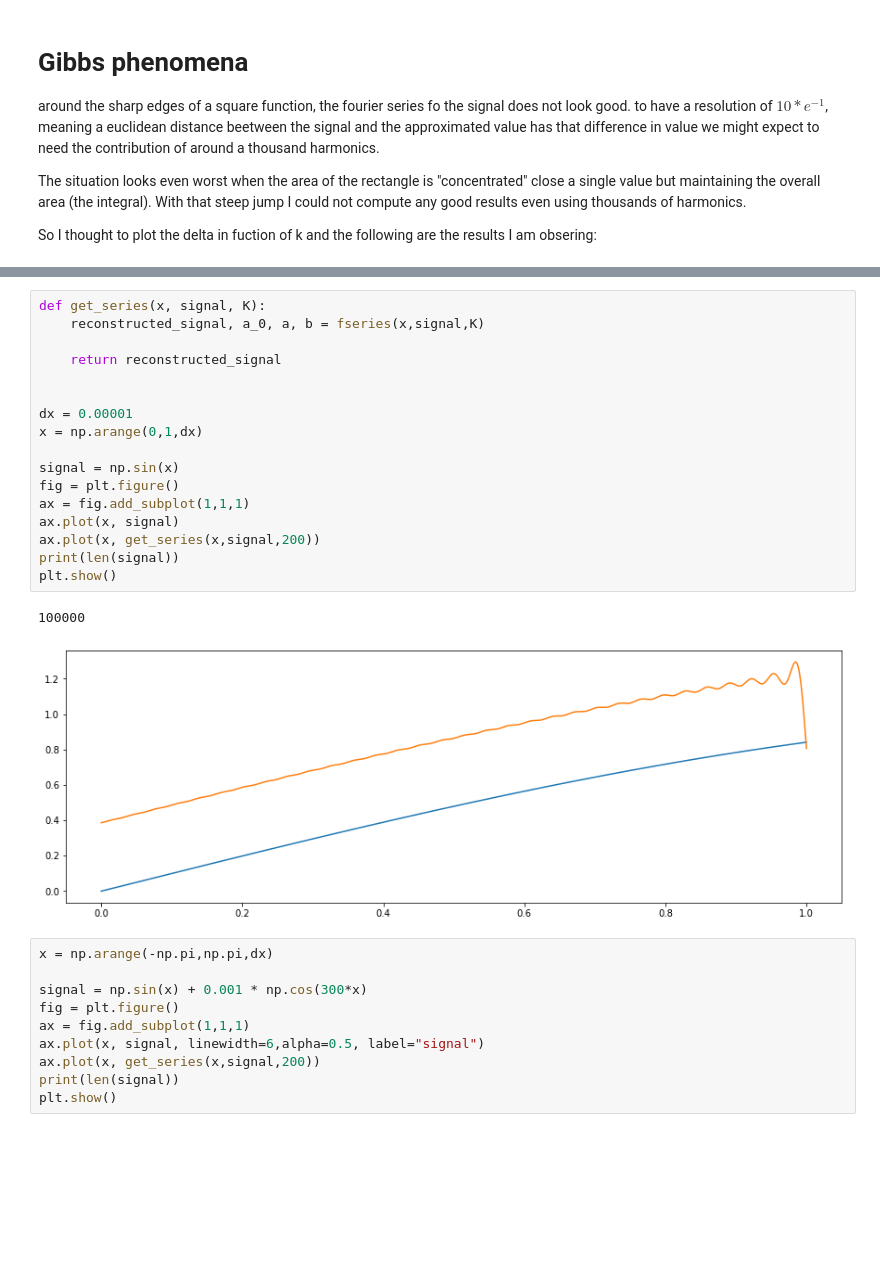
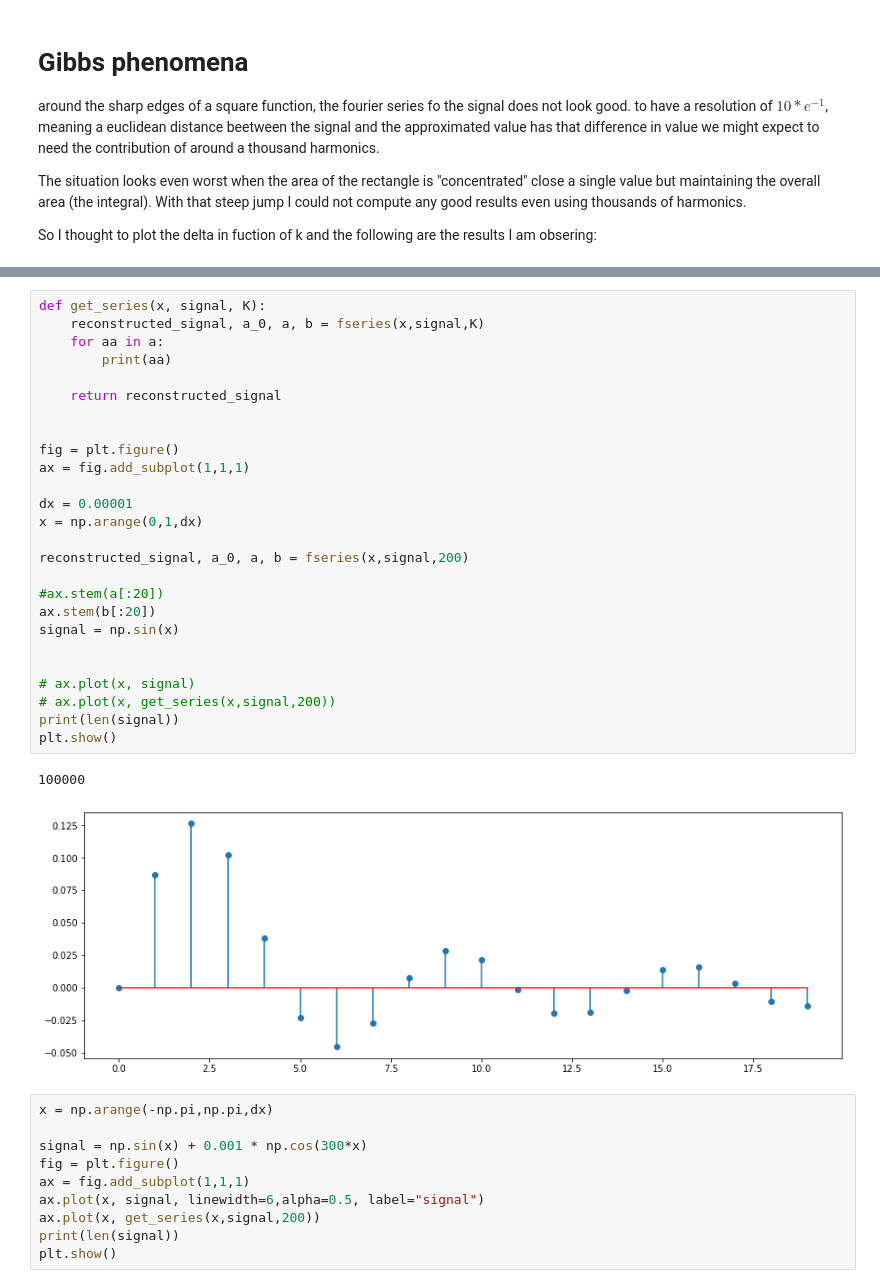
Before and after one commit to invzz/MasterOfComputerScience, a Jupyter notebook: 2021-2022/DSIP/pynb/Labo 1 - Fourier series - STUDENTS.ipynb, the cells around one changed output, grey strips where cells are left out. Cells and saved outputs as stored; diff of their text form; blank space fills up the shorter version.

```diff
--- a/2021-2022/DSIP/pynb/Labo 1 - Fourier series - STUDENTS.ipynb
+++ b/2021-2022/DSIP/pynb/Labo 1 - Fourier series - STUDENTS.ipynb
@@ -456,23 +457,32 @@ plt.show()
 # %%
 def get_series(x, signal, K):
     reconstructed_signal, a_0, a, b = fseries(x,signal,K)
+    for aa in a:
+        print(aa)
 
     return reconstructed_signal
 
 
+fig = plt.figure()
+ax = fig.add_subplot(1,1,1)
+
 dx = 0.00001
 x = np.arange(0,1,dx)
 
+reconstructed_signal, a_0, a, b = fseries(x,signal,200)
+
+#ax.stem(a[:20])
+ax.stem(b[:20])
 signal = np.sin(x)
-fig = plt.figure()
-ax = fig.add_subplot(1,1,1)
-ax.plot(x, signal)
-ax.plot(x, get_series(x,signal,200))
+
+
+# ax.plot(x, signal)
+# ax.plot(x, get_series(x,signal,200))
 print(len(signal))
 plt.show()
 # %% [output]
 100000
-[figure, old version]
+[figure, new version]
 # %%
 x = np.arange(-np.pi,np.pi,dx)
 
```
Also changed, not shown: parts of 4 cells of this notebook.
